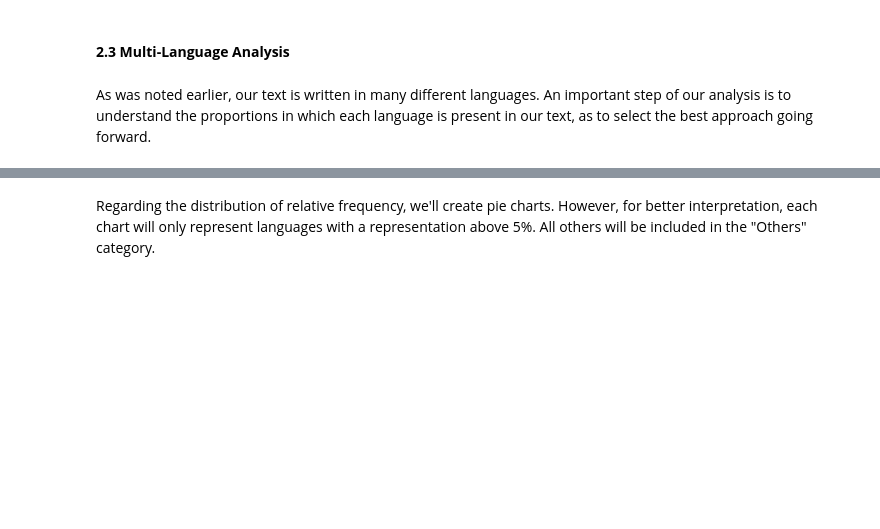
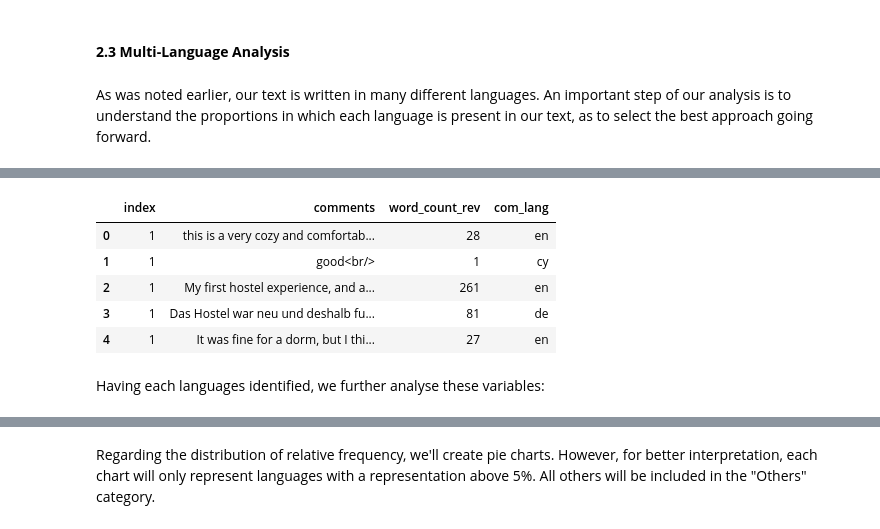
Before and after one commit to sofiacper/TM_Project, a Jupyter notebook: Project.ipynb, the cells around one changed output, grey strips where cells are left out. Cells and saved outputs as stored; diff of their text form; code cells hidden in the pictures; blank space fills up the shorter version.

```diff
--- a/Project.ipynb
+++ b/Project.ipynb
@@ -903,3 +927,14 @@ Name: com_lang, dtype: object
+# %%
+airbnb_df_train_reviews.head()
+# %% [output]
+|  | index | comments | word_count_rev | com_lang |
+| 0 | 1 | this is a very cozy and comfortab... | 28 | en |
+| 1 | 1 | good<br/> | 1 | cy |
+| 2 | 1 | My first hostel experience, and a... | 261 | en |
+| 3 | 1 | Das Hostel war neu und deshalb fu... | 81 | de |
+| 4 | 1 | It was fine for a dorm, but I thi... | 27 | en |
+# %% [markdown]
+Having each languages identified, we further analyse these variables:
 # %%
 # Data
 desc_lang_counts = airbnb_df_train['desc_lang'].value_counts()
```
Also changed, not shown: parts of 70 cells of this notebook.
